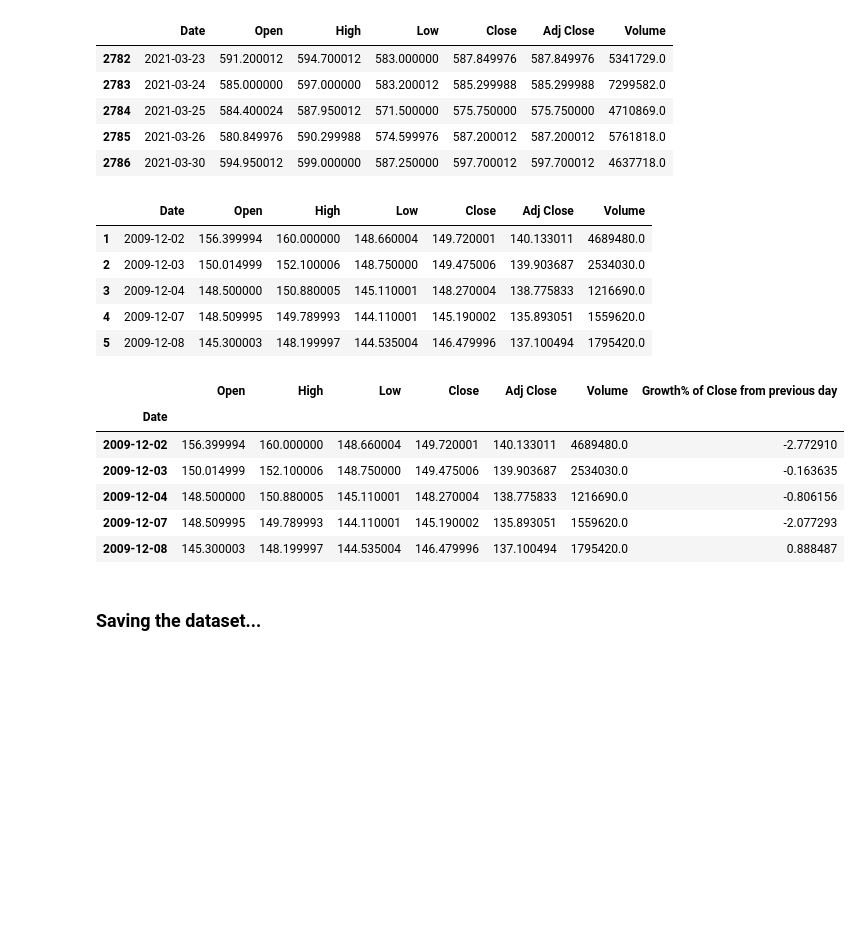
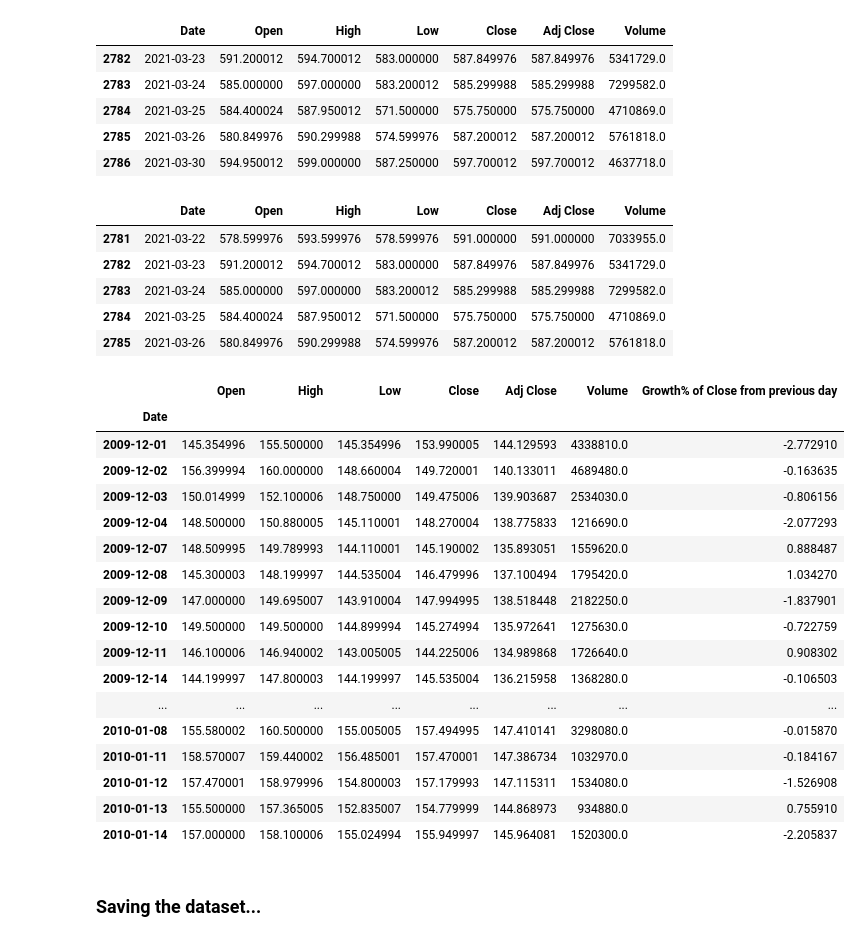
Before and after one commit to Rushanksavant/SunPharma-stock-growth-forecast, a Jupyter notebook: Dataframes formed and used/data-formation-for-forecast.ipynb, the cells around one changed output. Saved outputs shown, nothing was run; the diff lists cells and outputs as text; code cells hidden in the pictures; blank space fills up the shorter version.

```diff
--- a/Dataframes formed and used/data-formation-for-forecast.ipynb
+++ b/Dataframes formed and used/data-formation-for-forecast.ipynb
@@ -77,30 +77,41 @@ for i in range(len(data1)):
         percent.append(((p1-p0)/p0)*100)
 # %%
 # Drop 1st row of data1
-data1= data1.iloc[1:, :]
-data1.head()
+data1= data1.iloc[:-1, :]
+data1.tail()
 # %% [output]
 |  | Date | Open | High | Low | Close | Adj Close | Volume |
-| 1 | 2009-12-02 | 156.399994 | 160.000000 | 148.660004 | 149.720001 | 140.133011 | 4689480.0 |
-| 2 | 2009-12-03 | 150.014999 | 152.100006 | 148.750000 | 149.475006 | 139.903687 | 2534030.0 |
-| 3 | 2009-12-04 | 148.500000 | 150.880005 | 145.110001 | 148.270004 | 138.775833 | 1216690.0 |
-| 4 | 2009-12-07 | 148.509995 | 149.789993 | 144.110001 | 145.190002 | 135.893051 | 1559620.0 |
-| 5 | 2009-12-08 | 145.300003 | 148.199997 | 144.535004 | 146.479996 | 137.100494 | 1795420.0 |
+| 2781 | 2021-03-22 | 578.599976 | 593.599976 | 578.599976 | 591.000000 | 591.000000 | 7033955.0 |
+| 2782 | 2021-03-23 | 591.200012 | 594.700012 | 583.000000 | 587.849976 | 587.849976 | 5341729.0 |
+| 2783 | 2021-03-24 | 585.000000 | 597.000000 | 583.200012 | 585.299988 | 585.299988 | 7299582.0 |
+| 2784 | 2021-03-25 | 584.400024 | 587.950012 | 571.500000 | 575.750000 | 575.750000 | 4710869.0 |
+| 2785 | 2021-03-26 | 580.849976 | 590.299988 | 574.599976 | 587.200012 | 587.200012 | 5761818.0 |
 # %%
 # Adding percent column to data1
 data1["Growth% of Close from previous day"]= percent
 # %%
 # Setting Date as index
 data1.set_index("Date", inplace = True)
-data1.head()
+data1.head(25)
 # %% [output]
 |  | Open | High | Low | Close | Adj Close | Volume | Growth% of Close from previous day |
 | Date |  |  |  |  |  |  |  |
-| 2009-12-02 | 156.399994 | 160.000000 | 148.660004 | 149.720001 | 140.133011 | 4689480.0 | -2.772910 |
-| 2009-12-03 | 150.014999 | 152.100006 | 148.750000 | 149.475006 | 139.903687 | 2534030.0 | -0.163635 |
-| 2009-12-04 | 148.500000 | 150.880005 | 145.110001 | 148.270004 | 138.775833 | 1216690.0 | -0.806156 |
-| 2009-12-07 | 148.509995 | 149.789993 | 144.110001 | 145.190002 | 135.893051 | 1559620.0 | -2.077293 |
-| 2009-12-08 | 145.300003 | 148.199997 | 144.535004 | 146.479996 | 137.100494 | 1795420.0 | 0.888487 |
+| 2009-12-01 | 145.354996 | 155.500000 | 145.354996 | 153.990005 | 144.129593 | 4338810.0 | -2.772910 |
+| 2009-12-02 | 156.399994 | 160.000000 | 148.660004 | 149.720001 | 140.133011 | 4689480.0 | -0.163635 |
+| 2009-12-03 | 150.014999 | 152.100006 | 148.750000 | 149.475006 | 139.903687 | 2534030.0 | -0.806156 |
+| 2009-12-04 | 148.500000 | 150.880005 | 145.110001 | 148.270004 | 138.775833 | 1216690.0 | -2.077293 |
+| 2009-12-07 | 148.509995 | 149.789993 | 144.110001 | 145.190002 | 135.893051 | 1559620.0 | 0.888487 |
+| 2009-12-08 | 145.300003 | 148.199997 | 144.535004 | 146.479996 | 137.100494 | 1795420.0 | 1.034270 |
+| 2009-12-09 | 147.000000 | 149.695007 | 143.910004 | 147.994995 | 138.518448 | 2182250.0 | -1.837901 |
+| 2009-12-10 | 149.500000 | 149.500000 | 144.899994 | 145.274994 | 135.972641 | 1275630.0 | -0.722759 |
+| 2009-12-11 | 146.100006 | 146.940002 | 143.005005 | 144.225006 | 134.989868 | 1726640.0 | 0.908302 |
+| 2009-12-14 | 144.199997 | 147.800003 | 144.199997 | 145.535004 | 136.215958 | 1368280.0 | -0.106503 |
+| ... | ... | ... | ... | ... | ... | ... | ... |
+| 2010-01-08 | 155.580002 | 160.500000 | 155.005005 | 157.494995 | 147.410141 | 3298080.0 | -0.015870 |
+| 2010-01-11 | 158.570007 | 159.440002 | 156.485001 | 157.470001 | 147.386734 | 1032970.0 | -0.184167 |
+| 2010-01-12 | 157.470001 | 158.979996 | 154.800003 | 157.179993 | 147.115311 | 1534080.0 | -1.526908 |
+| 2010-01-13 | 155.500000 | 157.365005 | 152.835007 | 154.779999 | 144.868973 | 934880.0 | 0.755910 |
+| 2010-01-14 | 157.000000 | 158.100006 | 155.024994 | 155.949997 | 145.964081 | 1520300.0 | -2.205837 |
 # %% [markdown]
 ### Saving the dataset...
 # %%
```
Also changed, not shown: parts of 3 cells of this notebook, 6 other files.
